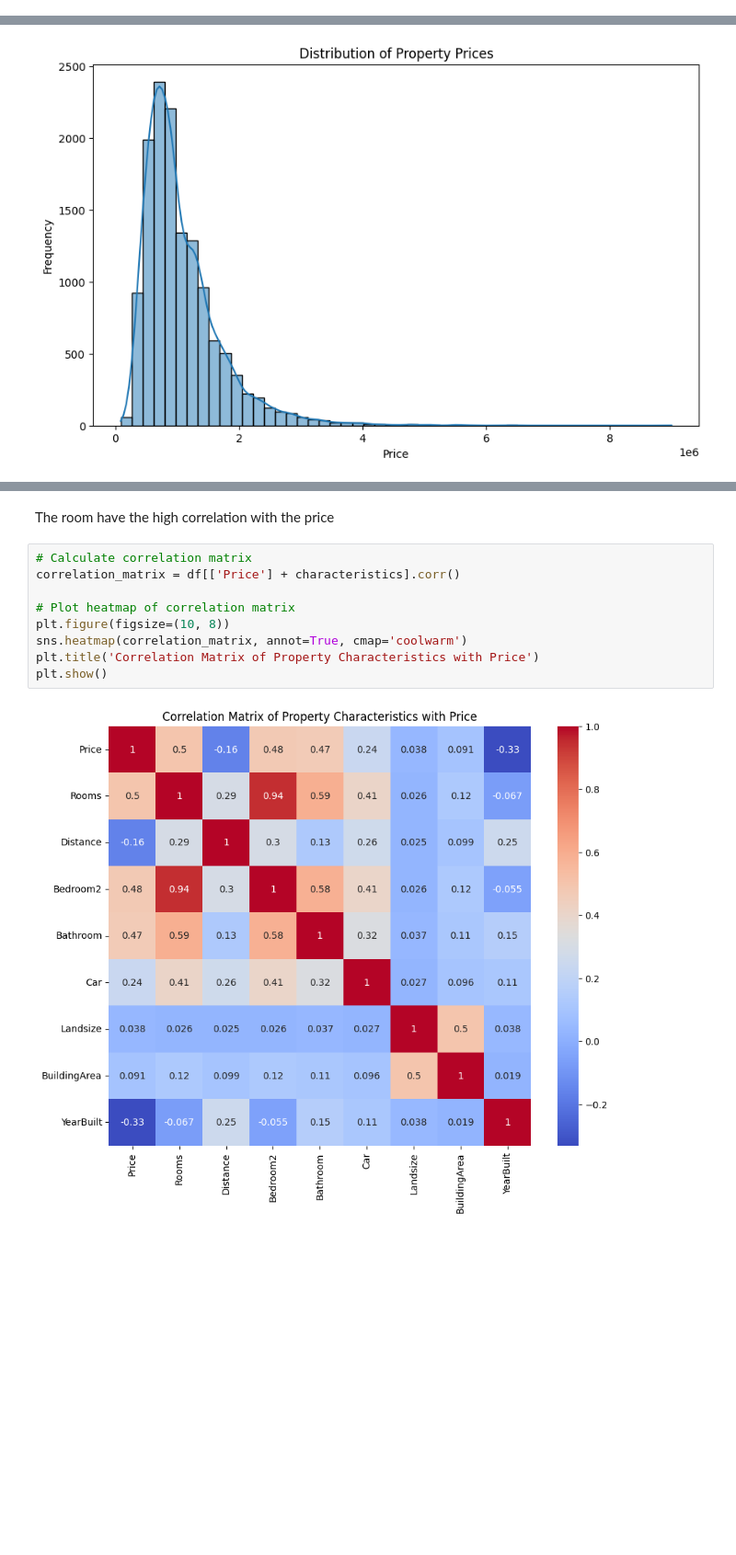
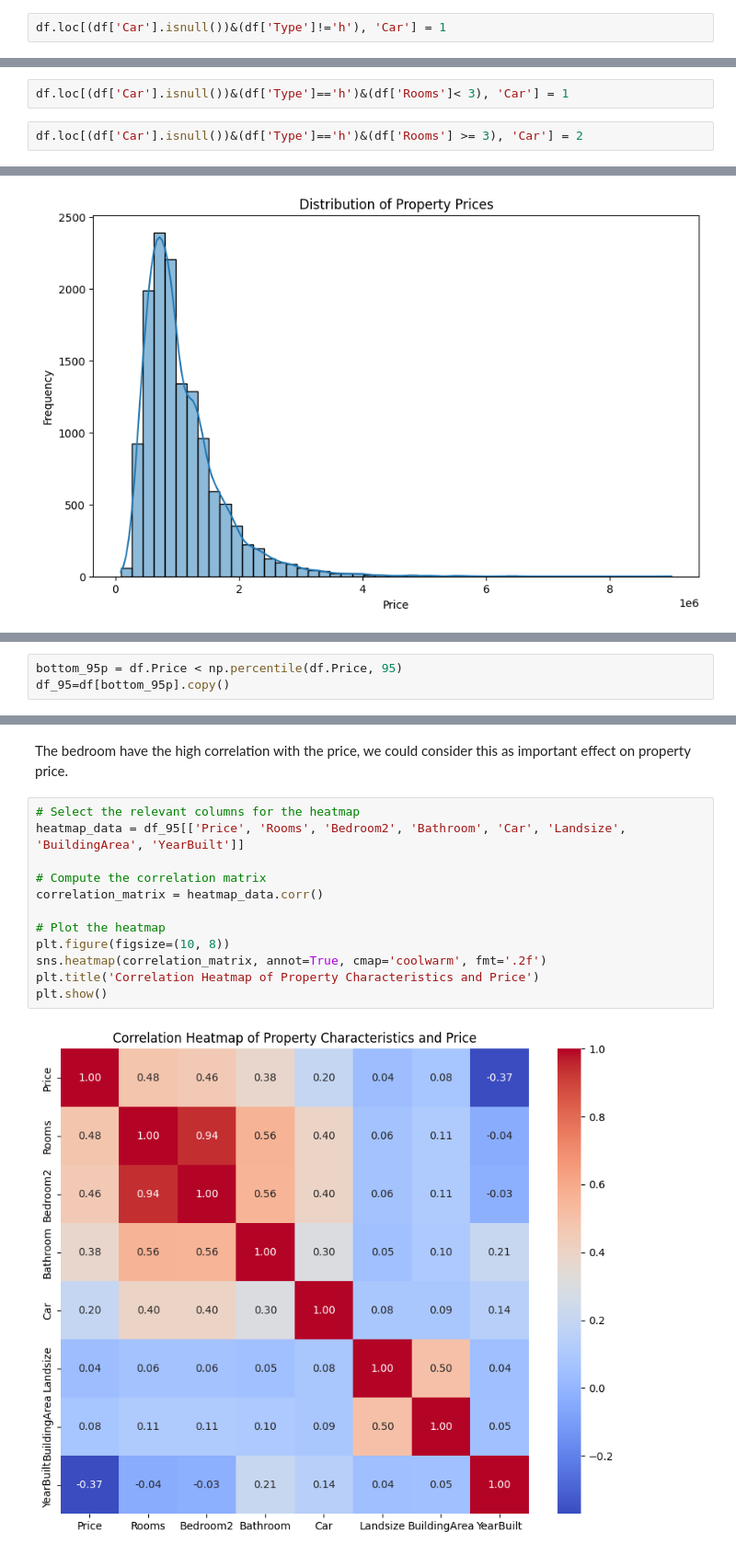
Before and after one commit to smyzw1wzq/da_project, a Jupyter notebook: mel_house.ipynb, the cells around one changed output, grey strips where cells are left out. Shown at 92% size. Cells and saved outputs as stored; diff of their text form; blank space fills up the shorter version.

```diff
--- a/mel_house.ipynb
+++ b/mel_house.ipynb
@@ -192,0 +250,2 @@ The price and distance are little bit left skew.
+# %%
+df.loc[(df['Car'].isnull())&(df['Type']!='h'), 'Car'] = 1
@@ -192,0 +272,4 @@ The price and distance are little bit left skew.
+# %%
+df.loc[(df['Car'].isnull())&(df['Type']=='h')&(df['Rooms']< 3), 'Car'] = 1
+# %%
+df.loc[(df['Car'].isnull())&(df['Type']=='h')&(df['Rooms'] >= 3), 'Car'] = 2
@@ -219,0 +355,3 @@ plt.show()
+# %%
+bottom_95p = df.Price < np.percentile(df.Price, 95)
+df_95=df[bottom_95p].copy()
@@ -220,13 +410,16 @@ plt.show()
 # %% [markdown]
-The room have the high correlation with the price
+The bedroom have the high correlation with the price, we could consider this as important effect on property price.
 # %%
-# Calculate correlation matrix
-correlation_matrix = df[['Price'] + characteristics].corr()
+# Select the relevant columns for the heatmap
+heatmap_data = df_95[['Price', 'Rooms', 'Bedroom2', 'Bathroom', 'Car', 'Landsize', 'BuildingArea', 'YearBuilt']]
 
-# Plot heatmap of correlation matrix
+# Compute the correlation matrix
+correlation_matrix = heatmap_data.corr()
+
+# Plot the heatmap
 plt.figure(figsize=(10, 8))
-sns.heatmap(correlation_matrix, annot=True, cmap='coolwarm')
-plt.title('Correlation Matrix of Property Characteristics with Price')
+sns.heatmap(correlation_matrix, annot=True, cmap='coolwarm', fmt='.2f')
+plt.title('Correlation Heatmap of Property Characteristics and Price')
 plt.show()
 # %% [output]
-[figure, old version]
+[figure, new version]
```
Also changed, not shown: parts of 55 cells of this notebook.
